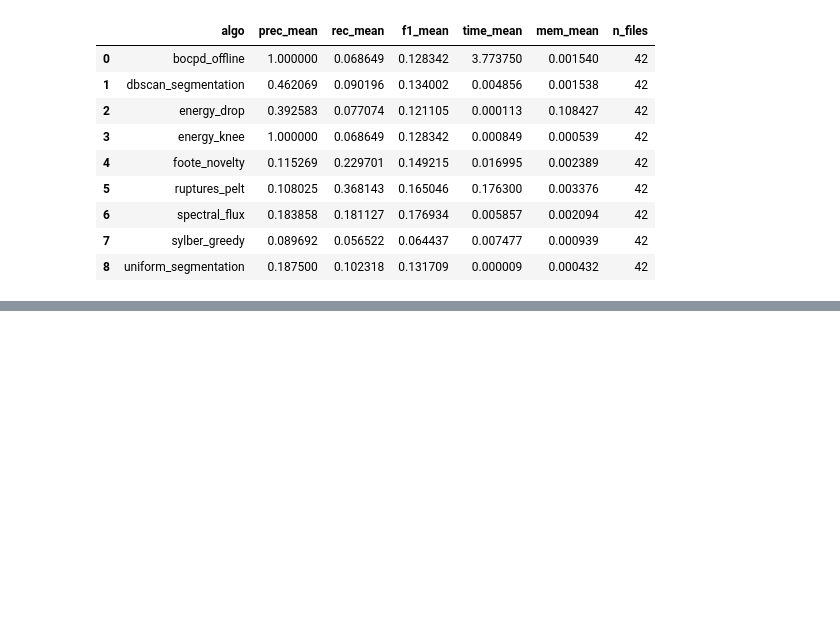
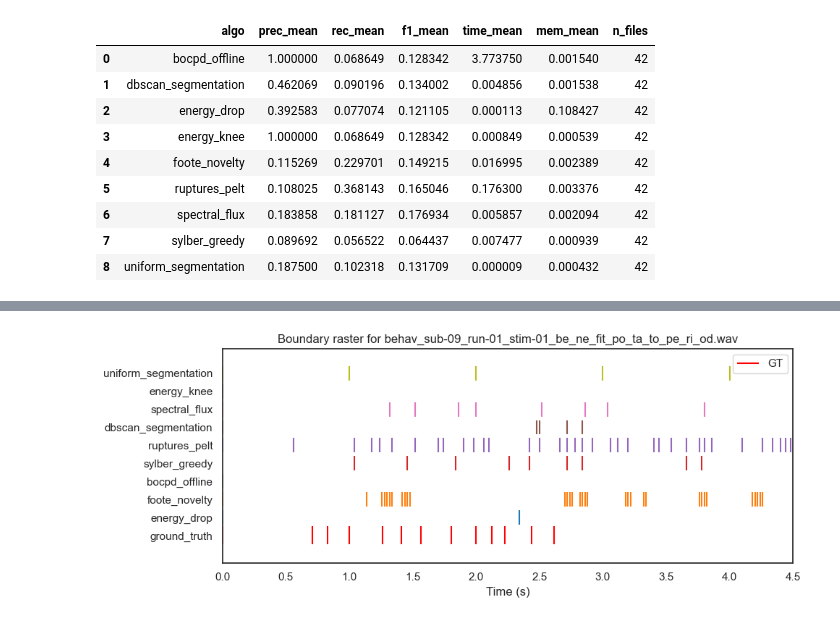
Before and after one commit to sam-michaels/sylber, a Jupyter notebook: testers/embed_cutters.ipynb, the cells around one changed output, grey strips where cells are left out. Cells and saved outputs as stored; diff of their text form; code cells hidden in the pictures; blank space fills up the shorter version.

```diff
--- a/testers/embed_cutters.ipynb
+++ b/testers/embed_cutters.ipynb
@@ -517,0 +594,97 @@ Comparison of Tuned vs. Default (where untuned):
+# %%
+# pick one clip
+wav_path, ref_times, wav_signal, states = clips[0]
+# if you still don’t have sr in scope, re-load it:
+_, sr = librosa.load(str(wav_path), sr=None)
+duration = librosa.get_duration(y=wav_signal, sr=sr)
+print(f"Clip duration: {duration:.2f} s")
+
+# build a dict of tuned rows from your best-params CSV
+tuned = { row.algo: row for _, row in best_df.iterrows() }
+
+# which cutters to run
+all_algos = [
+    "energy_drop","foote_novelty","bocpd_offline","sylber_greedy",
+    "ruptures_pelt","dbscan_segmentation","spectral_flux",
+    "energy_knee","uniform_segmentation"
+]
+
+# set of keys that must be ints
+_int_keys = {
+    "ker_win","min_len","seg_len",
+    "lam","penalty","min_size","jump","min_samples"
+}
+
+data = []
+for algo in all_algos:
+    # get that algo’s tuned row if any
+    if algo in tuned:
+        row = tuned[algo]
+        params = {
+            k: row[k]
+            for k in row.index
+            if k not in ("algo","f_mean","f_std","t_mean","mem_mean")
+               and pd.notna(row[k])
+        }
+    else:
+        params = {}
+
+    # cast integer parameters
+    for k in list(params):
+        if k in _int_keys:
+            params[k] = int(params[k])
+
+    # choose input: raw‐wave for spectral_flux, else frames
+    inp = wav_signal if algo=="spectral_flux" else states
+
+    # run it
+    segs, t_sec, mem_mb = _eval.run_algo(
+        lambda st, a=algo, p=params:
+            _cutters.run_cut_method(a, st, **p),
+        inp
+    )
+
+    # convert to times
+    times = _eval.frames_to_times(segs)
+    data.append((algo, times))
+
+# now plot
+fig, ax = plt.subplots(figsize=(10,4))
+labels     = [a for a,_ in data]
+times_list = [t for _,t in data]
+n          = len(labels)
+
+# one distinct color per algo
+palette = plt.get_cmap("tab10").colors
+colors  = [palette[i % len(palette)] for i in range(n)]
+
+ax.eventplot(
+    times_list,
+    orientation="horizontal",
+    lineoffsets=np.arange(n),
+    linelengths=0.8,
+    colors=colors
+)
+
+# overlay ground truth (in red) on its own row below all algos
+ax.eventplot(
+    [ref_times],
+    orientation="horizontal",
+    lineoffsets=[-1],
+    linelengths=1.0,
+    colors=["red"],
+    label="GT"
+)
+
+# label rows
+ax.set_yticks(np.arange(-1, n))
+ax.set_yticklabels(["ground_truth"] + labels)
+
+# force x-axis to clip’s true duration
+ax.set_xlim(0, duration)
+ax.set_xlabel("Time (s)")
+ax.set_title(f"Boundary raster for {wav_path.name}")
+ax.legend(loc="upper right")
+plt.tight_layout()
+plt.show()
+# %% [output]
@@ -517,0 +692 @@ Comparison of Tuned vs. Default (where untuned):
+[figure, added]
```
Also changed, not shown: parts of 4 cells of this notebook.
